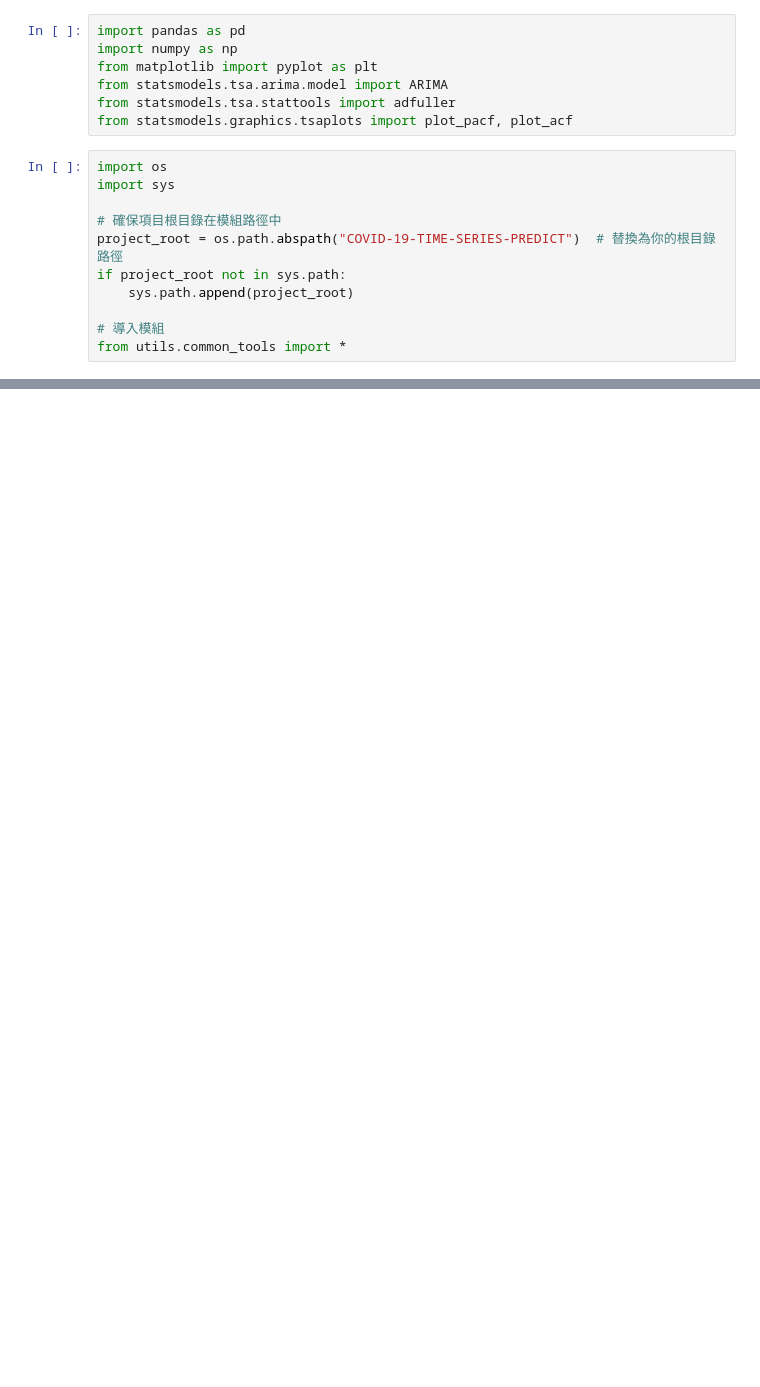
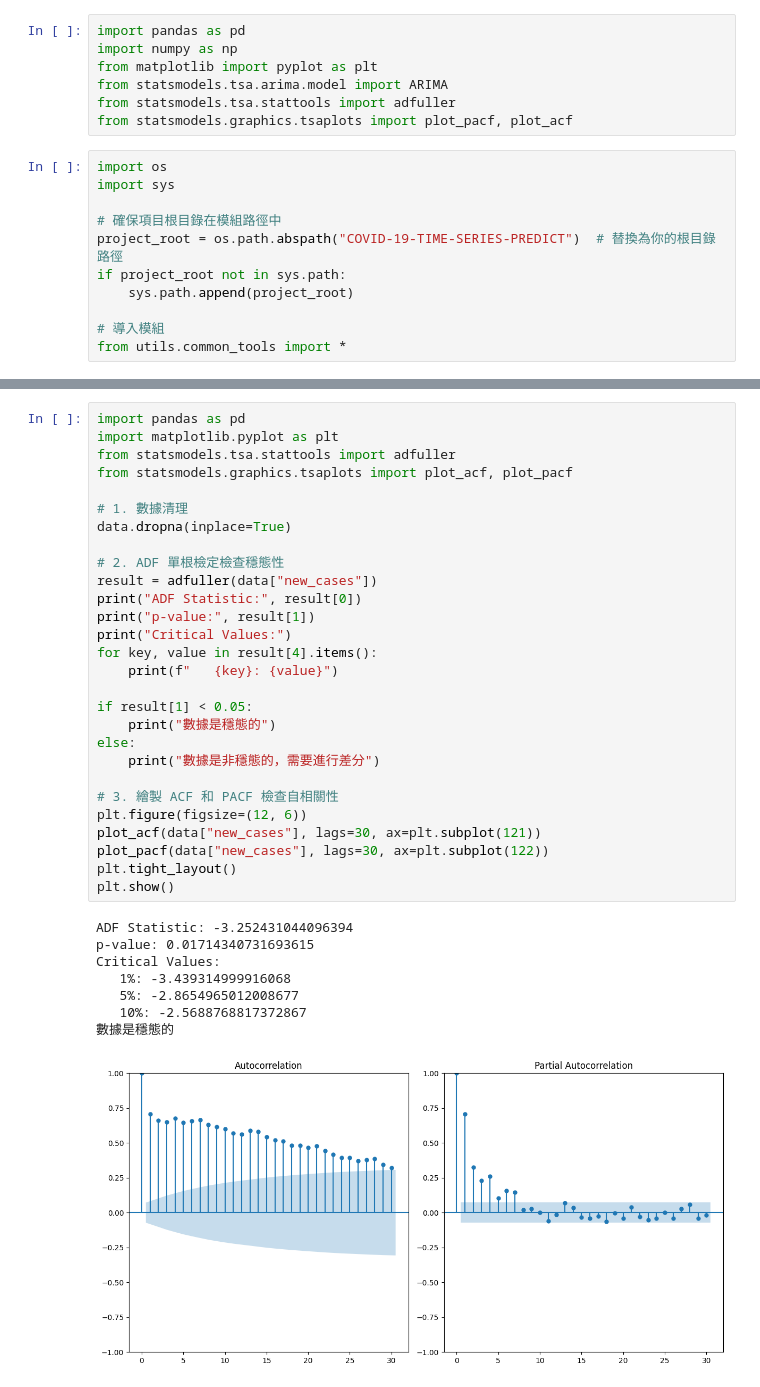
Before and after one commit to donydony228/COVID-19-Time-Series-Predict, a Jupyter notebook: ARIMA.ipynb, the cells around one changed output, grey strips where cells are left out. Cells and saved outputs as stored; diff of their text form; blank space fills up the shorter version.

```diff
--- a/ARIMA.ipynb
+++ b/ARIMA.ipynb
@@ -150,0 +89,37 @@ plt.show()
+# %%
+import pandas as pd
+import matplotlib.pyplot as plt
+from statsmodels.tsa.stattools import adfuller
+from statsmodels.graphics.tsaplots import plot_acf, plot_pacf
+
+# 1. 數據清理
+data.dropna(inplace=True)
+
+# 2. ADF 單根檢定檢查穩態性
+result = adfuller(data["new_cases"])
+print("ADF Statistic:", result[0])
+print("p-value:", result[1])
+print("Critical Values:")
+for key, value in result[4].items():
+    print(f"   {key}: {value}")
+
+if result[1] < 0.05:
+    print("數據是穩態的")
+else:
+    print("數據是非穩態的，需要進行差分")
+
+# 3. 繪製 ACF 和 PACF 檢查自相關性
+plt.figure(figsize=(12, 6))
+plot_acf(data["new_cases"], lags=30, ax=plt.subplot(121))
+plot_pacf(data["new_cases"], lags=30, ax=plt.subplot(122))
+plt.tight_layout()
+plt.show()
+# %% [output]
+ADF Statistic: -3.252431044096394
+p-value: 0.01714340731693615
+Critical Values:
+   1%: -3.439314999916068
+   5%: -2.8654965012008677
+   10%: -2.5688768817372867
+數據是穩態的
+[figure, added]
```
Also changed, not shown: parts of 17 cells of this notebook, 2 other files.
